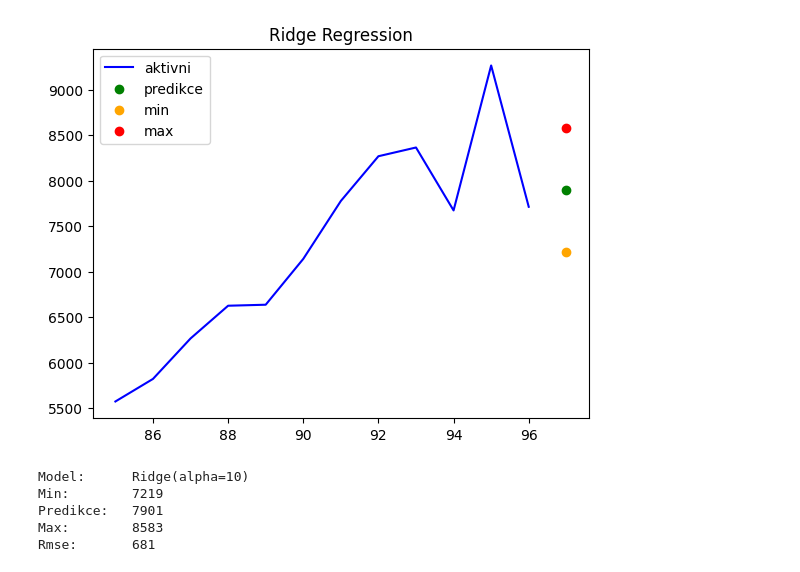
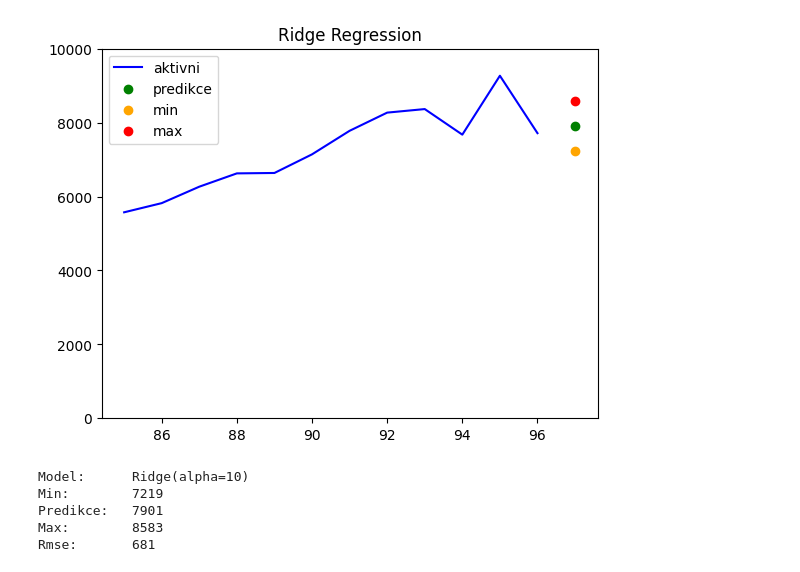
Before and after one commit to HonzaHalik/sws, a Jupyter notebook: code/predictive modeling/funkcni/ridge regression.ipynb, the cells around one changed output. Saved outputs shown, nothing was run; the diff lists cells and outputs as text; code cells hidden in the pictures.

```diff
--- a/code/predictive modeling/funkcni/ridge regression.ipynb
+++ b/code/predictive modeling/funkcni/ridge regression.ipynb
@@ -68,34 +68,35 @@ df = pd.read_excel(fr"C:\Users\halik\OneDrive\development\github\sws\code\predic
 df_orig = df.drop(df.index[-12:])
 
 #df = (df-df.min())/(df.max()-df.min())
 df_new = df.drop(df.index[:-12])
 df_new = df_new.drop(df_new.index[-11:])
 df_train = df.drop(df.index[-12:])
 
 x_new = df_new[parametry]
 #>> predikce
 y_new_pred = ridge.predict(x_new)
 #>> graf
 plt.figure()
 plt.title("Ridge Regression")
 #* realita
 plt.plot(X_test.index, df_test['aktivni'],label="aktivni",color="blue")
 #* predikce
 plt.scatter(x_new.index, y_new_pred, label='predikce', color="green")
 plt.scatter(x_new.index, y_new_pred - rmse, label="min", color="orange")
 plt.scatter(x_new.index, y_new_pred + rmse, label="max", color="red")
 plt.legend()
+plt.ylim(0,10000)
 plt.show()
 #>> print
 print(f"""
 Model:      {ridge}
 Min:        {int(y_new_pred-rmse)}
 Predikce:   {int(y_new_pred)}
 Max:        {int(y_new_pred+rmse)}
 Rmse:       {int(rmse)}
 """)
 # %% [output]
-[figure, old version]
+[figure, new version]
 Model:      Ridge(alpha=10)
 Min:        7219
 Predikce:   7901
```
Also changed, not shown: parts of 1 cell of this notebook, 3 other files.
